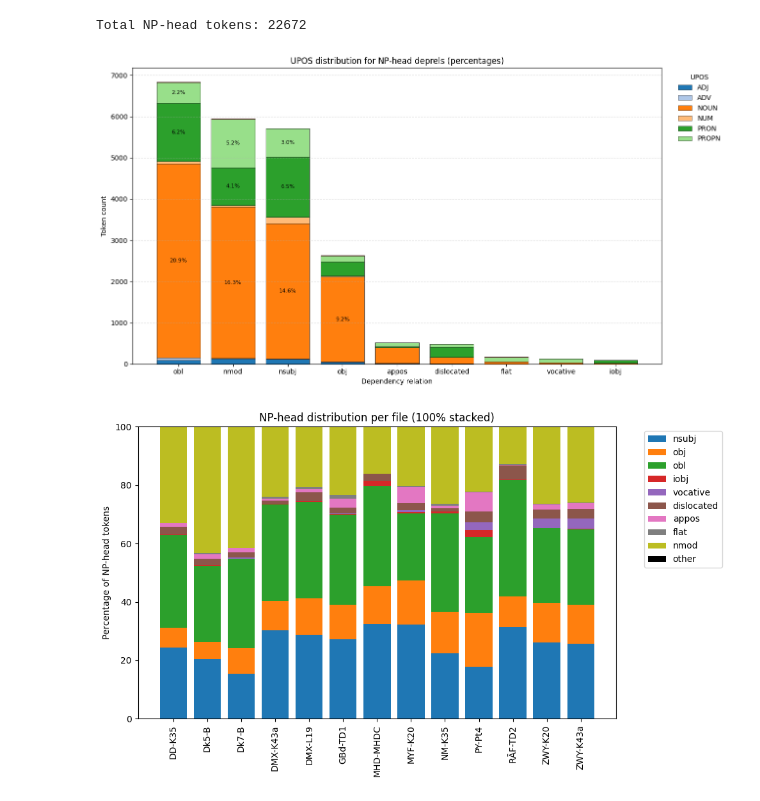
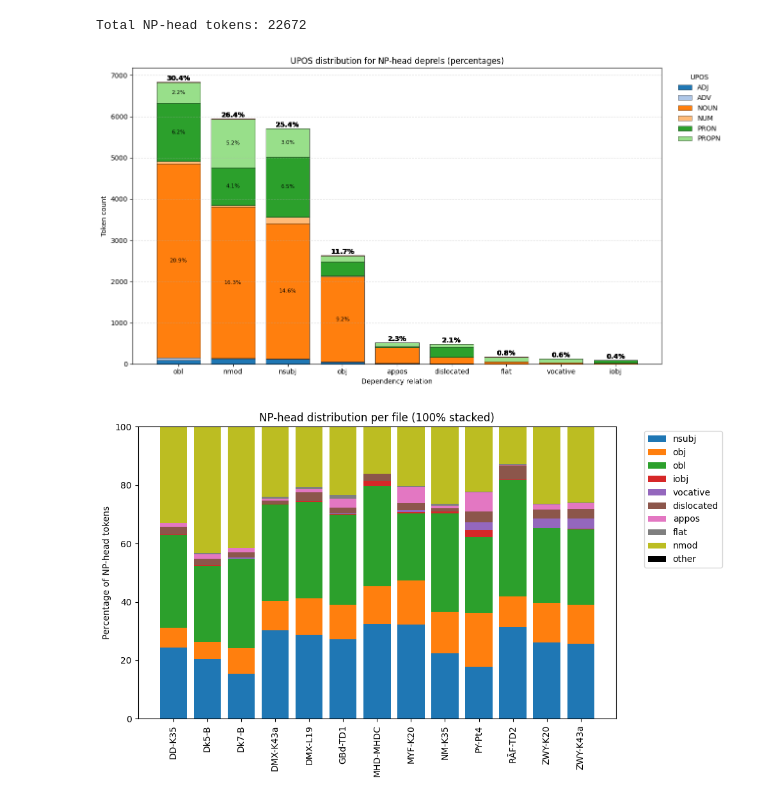
Before and after one commit to RahaaMusavi/MP-Quantitaitve-Syntax, a Jupyter notebook: queries-for-np1.ipynb, the cells around one changed output. Cells and saved outputs as stored; diff of their text form; code cells hidden in the pictures.

Commit message:
updating the queres-np1 with more upos deprel relation queries

```diff
--- a/queries-for-np1.ipynb
+++ b/queries-for-np1.ipynb
@@ -474,6 +480,22 @@ def plot_np_head_upos_stacked(corpus):
             edgecolor="black",
             linewidth=0.4
         )
+        # =========================
+        # LABEL TOTAL % PER BAR
+        # =========================
+        for i, dep in enumerate(target_deprels):
+            total = deprel_totals[dep]
+            pct = 100 * total / total_all
+
+            plt.text(
+                x[i],
+                total,              # top of the bar
+                f"{pct:.1f}%",
+                ha='center',
+                va='bottom',
+                fontsize=10,
+                fontweight='bold'
+            )
 
         # global percentages (whole corpus)
         for j, dep in enumerate(target_deprels):
@@ -493,34 +515,34 @@ def plot_np_head_upos_stacked(corpus):
                         fontsize=8,
                         color='black'
                     )
         bottoms += values
 
     # =========================
     # FORMATTING
     # =========================
     plt.xticks(x, target_deprels, rotation=0)
 
     plt.ylabel("Token count")
     plt.xlabel("Dependency relation")
     plt.title("UPOS distribution for NP-head deprels (percentages)")
 
     plt.legend(
         title="UPOS",
         bbox_to_anchor=(1.02, 1),
         loc="upper left",
         frameon=False
     )
 
     plt.grid(axis='y', linestyle='--', alpha=0.4)
 
     plt.tight_layout()
     plt.show()
 
 
 # Run
 plot_np_head_upos_stacked(annotated_corpus)
 # %% [output]
-[figure, old version]
+[figure, new version]
 # %%
 import matplotlib.pyplot as plt
 from collections import defaultdict
```
Also changed, not shown: parts of 6 cells of this notebook.
